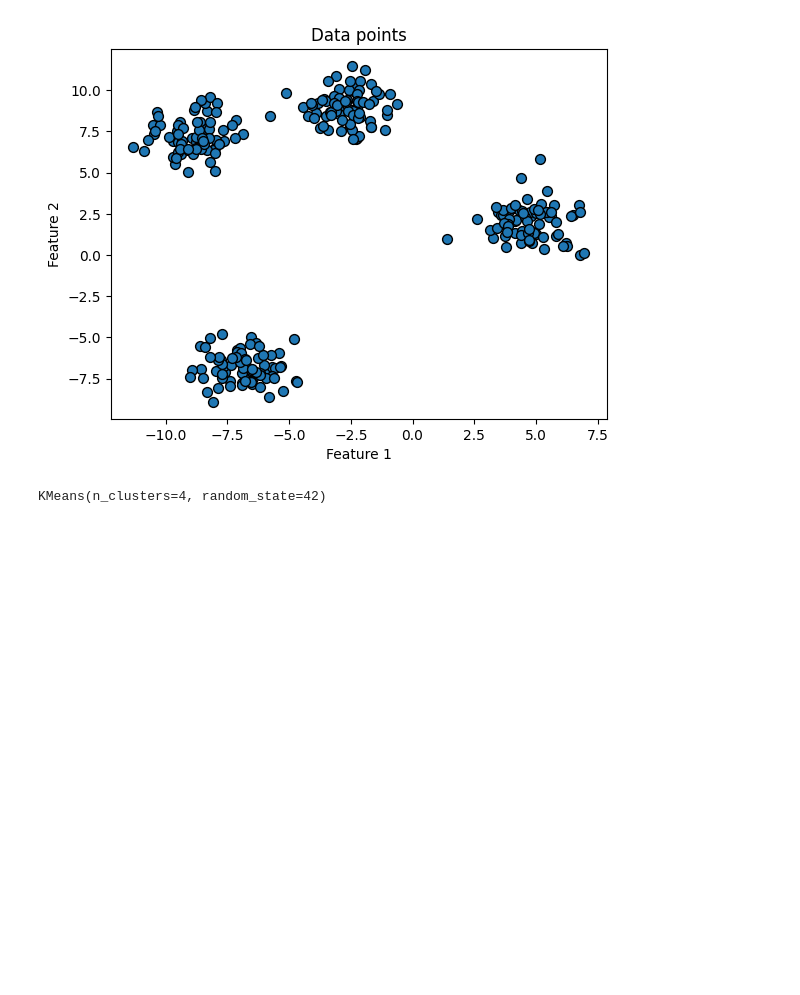
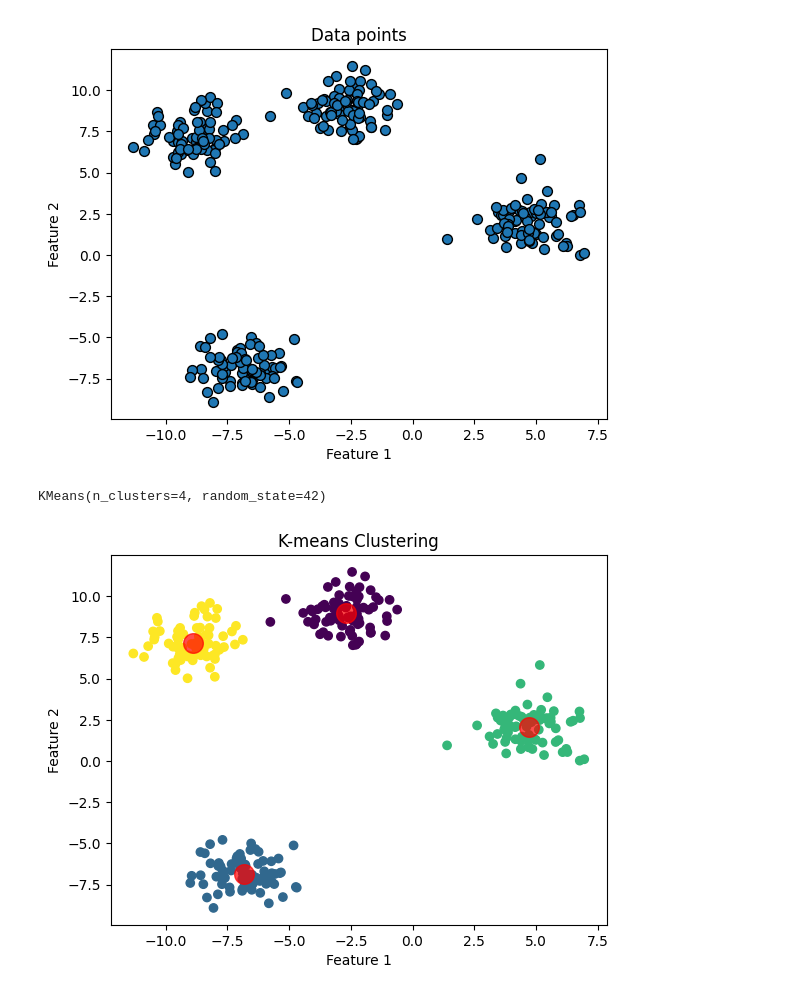
Before and after one commit to samwanyua/Python-for-Deep-Learning, a Jupyter notebook: Tensorflow/K_means_clustering.ipynb, the cells around one changed output. Saved outputs shown, nothing was run; the diff lists cells and outputs as text; code cells hidden in the pictures; blank space fills up the shorter version.

Commit message:
K-means clustering: Visualize the K-means with cluster assignments

```diff
--- a/Tensorflow/K_means_clustering.ipynb
+++ b/Tensorflow/K_means_clustering.ipynb
@@ -113,3 +113,20 @@ kmeans = KMeans(n_clusters=4, random_state=42)
 kmeans.fit(X)
 # %% [output]
 KMeans(n_clusters=4, random_state=42)
+# %%
+# Get cluster labels assigned to each data point
+labels = kmeans.labels_
+
+# Get cluster centers
+centers = kmeans.cluster_centers_
+
+# Plot the data points with cluster assignments
+plt.scatter(X[:,0], X[:,1], c=labels, cmap='viridis')
+# Plot cluster centers
+plt.scatter(centers[:,0], centers[:,1], marker='o', c='red', s=200, alpha=0.7)
+plt.xlabel("Feature 1")
+plt.ylabel("Feature 2")
+plt.title("K-means Clustering")
+plt.show()
+# %% [output]
+[figure, added]
```
